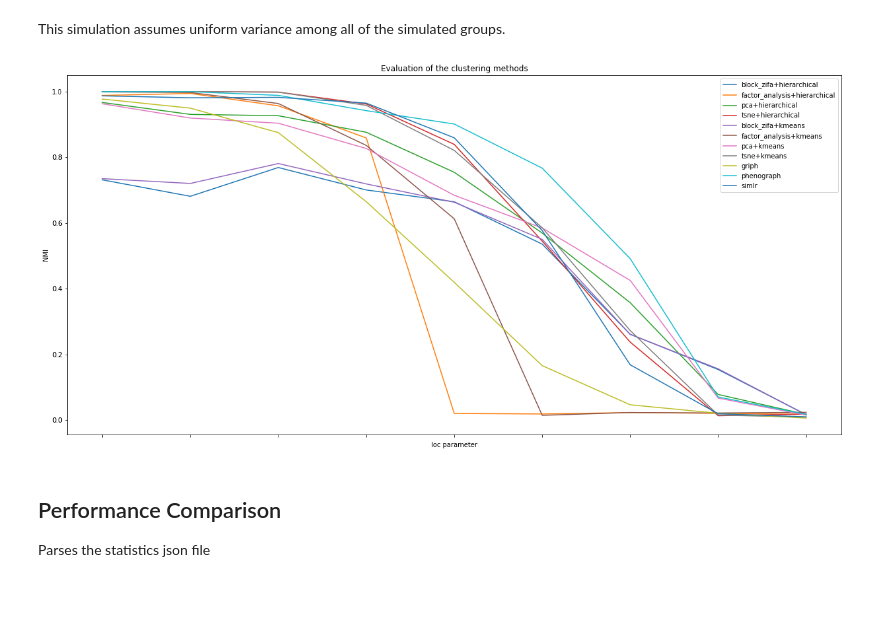
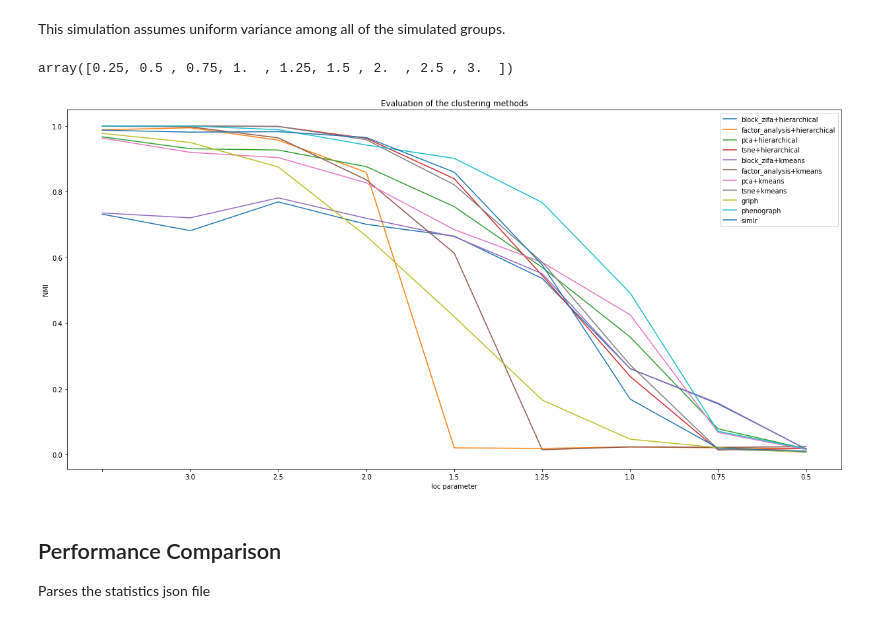
Before and after one commit to anilbey/sc-pipe, a Jupyter notebook: notebooks/Cluster_benchmark_simulated-9_cell_groups.ipynb, the cells around one changed output. Drawn from its saved outputs; the diff is of its cells as text; code cells hidden in the pictures; blank space fills up the shorter version.

```diff
--- a/notebooks/Cluster_benchmark_simulated-9_cell_groups.ipynb
+++ b/notebooks/Cluster_benchmark_simulated-9_cell_groups.ipynb
@@ -99,13 +81,18 @@ df
 | 3.0 | 0.731649 | 0.988500 | 0.967107 | 1.000000 | 0.735296 | ... |
 # %% [markdown]
 This simulation assumes uniform variance among all of the simulated groups.
+# %%
+df.index.values.astype(float)
+# %% [output]
+array([0.25, 0.5 , 0.75, 1.  , 1.25, 1.5 , 2.  , 2.5 , 3.  ])
 # %%
 ax = df.plot(title='Evaluation of the clustering methods',figsize=(21,10))
 ax.set_xlabel('loc parameter')
+ax.set_xticklabels(df.index.values.astype(float))
 ax.set_ylabel('NMI')
 ax.invert_xaxis()
 # %% [output]
-[figure, old version]
+[figure, new version]
 # %% [markdown]
 ## Performance Comparison
 Parses the statistics json file
```
Also changed, not shown: parts of 3 cells of this notebook, 2 other files.
